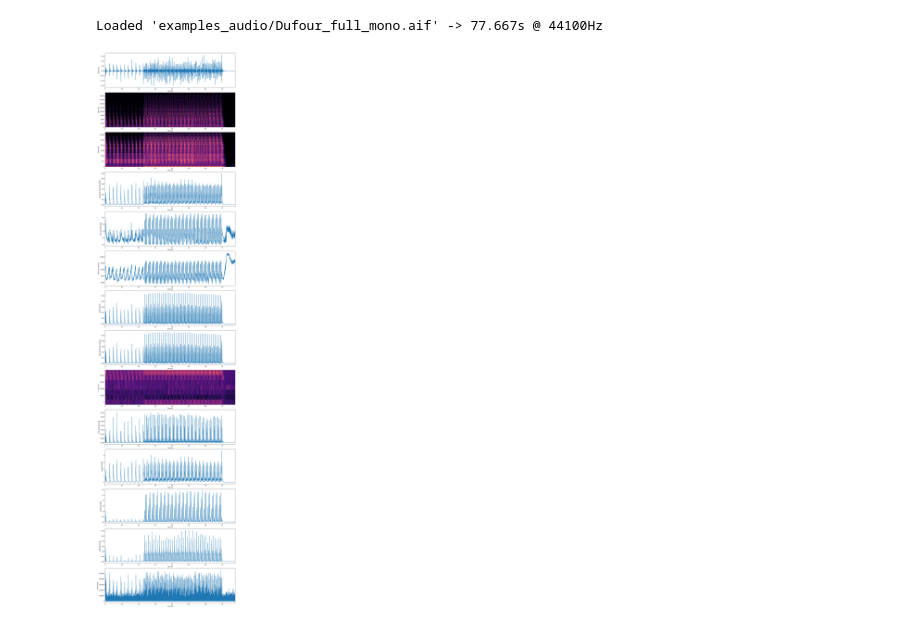
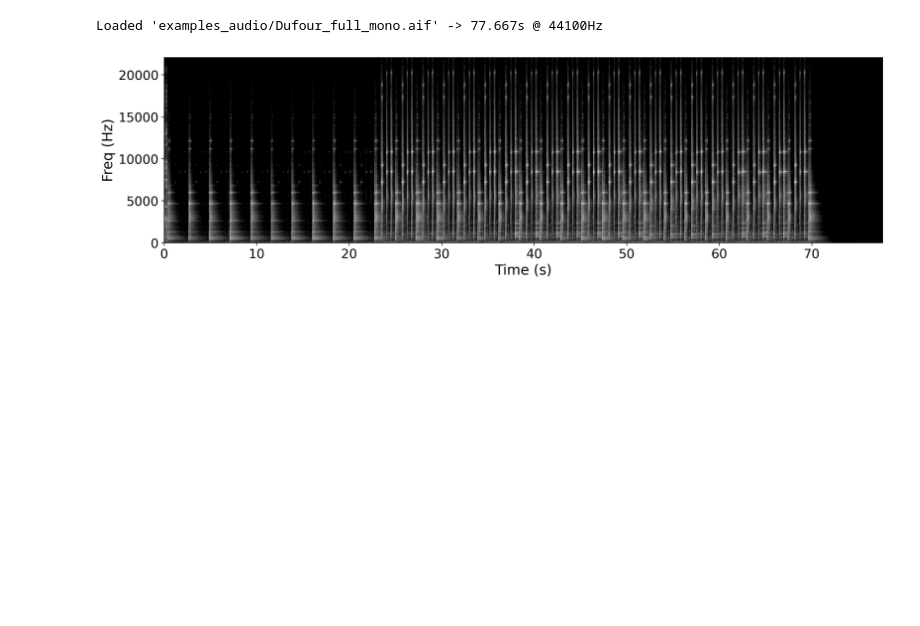
Before and after one commit to egorpol/beat_it, a Jupyter notebook: template_plot_features.ipynb, the cells around one changed output. Saved outputs shown, nothing was run; the diff lists cells and outputs as text; code cells hidden in the pictures; blank space fills up the shorter version.

```diff
--- a/template_plot_features.ipynb
+++ b/template_plot_features.ipynb
@@ -28,35 +28,41 @@ y, sr = load_audio(AUDIO_PATH, time_range=TIME_RANGE)
 
 # Features: 'waveform', 'stft_db', 'amplitude_envelope', 'zero_crossing_rate',
 # 'spectral_centroid', 'spectral_flux', 'high_frequency_content', 'spectral_contrast', 'cqt_flux',
 # 'melspectrogram', 'rms_low', 'rms_mid', 'rms_high'
 
-FEATURES_TO_PLOT = ['waveform', 'stft_db', 'melspectrogram', 'amplitude_envelope', 'zero_crossing_rate',
-'spectral_centroid', 'spectral_flux', 'high_frequency_content', 'spectral_contrast', 'cqt_flux',
-'rms_low', 'rms_mid', 'rms_high', 'phase_flux']
+FEATURES_TO_PLOT = ['stft_db']
 
 # 3. COMPUTE THE FEATURES from the audio signal
 # This will return a dictionary like {'waveform': [...], 'stft_db': [...], ...}
 feature_data = extract_features(
     y=y,
     sr=sr,
     hop_length=HOP_LENGTH,
     n_fft=N_FFT
 )
 
 # 4. Set the backend for the inline display: 'matplotlib' or 'bokeh'
 PLOTTING_BACKEND = 'matplotlib'
 
 # 5. Plot the computed features
 visualize_features(
     features=feature_data,
     sr=sr,
     hop_length=HOP_LENGTH,
     features_to_plot=FEATURES_TO_PLOT,
     backend=PLOTTING_BACKEND,
-    time_range=TIME_RANGE
+    time_range=TIME_RANGE,
+    # new controls:
+    grayscale=True,                 # switch to grayscale-friendly output
+    grayscale_cmap='gray',          # colormap for spectrogram-type plots
+    font_scale=1.8,                 # scale up all fonts
+    # font_family='DejaVu Sans',      # or any installed font
+    dpi=300                          # higher DPI for print
+    # figsize=(8, 10),                # inches (width, height)
+    # save_path='figures/dufour_features_gray.png'  # optional: save figure
 )
 # %% [output]
 [interactive output not drawn]
 [interactive output not drawn]
 Loaded 'examples_audio/Dufour_full_mono.aif' -> 77.667s @ 44100Hz
-[figure, old version]
+[figure, new version]
```
Also changed, not shown: 3 other files.
